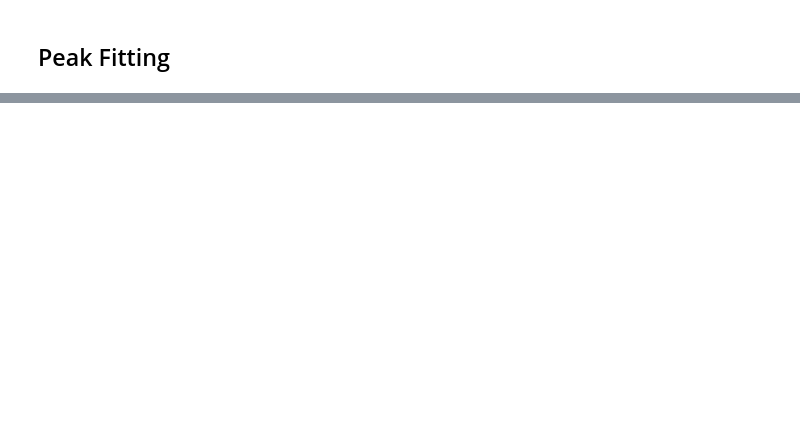
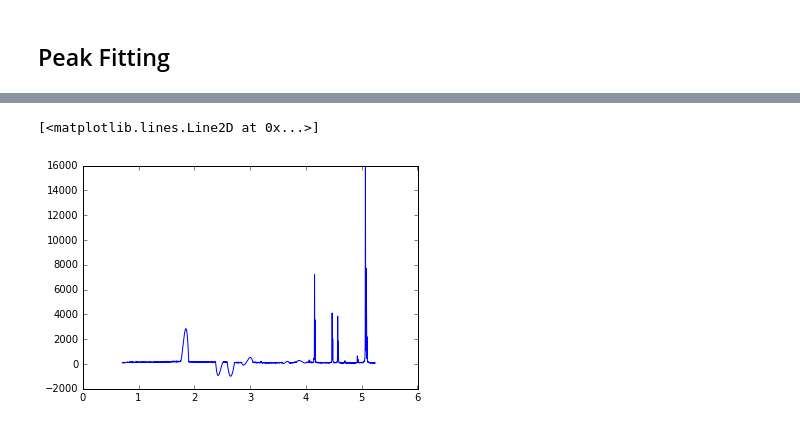
Before and after one commit to canismarko/scimap-tests, a Jupyter notebook: View_XRD_Data.ipynb, the cells around one changed output, grey strips where cells are left out. Cells and saved outputs as stored; diff of their text form; code cells hidden in the pictures; blank space fills up the shorter version.

```diff
--- a/View_XRD_Data.ipynb
+++ b/View_XRD_Data.ipynb
@@ -49,0 +75,7 @@ array([ 1.80822894,  2.46585258,  2.64543732,  2.90382698,  3.0176798 ,
+# %%
+scan = scimap.XRDScan(filename="test-data-xrd/corundum.brml",
+                     phase=scimap.standards.Corundum())
+plt.plot(scan.scattering_lengths, scan.background())
+# %% [output]
+[<matplotlib.lines.Line2D at 0x...>]
+[figure, added]
```
Also changed, not shown: parts of 7 cells of this notebook, 1 other file.
